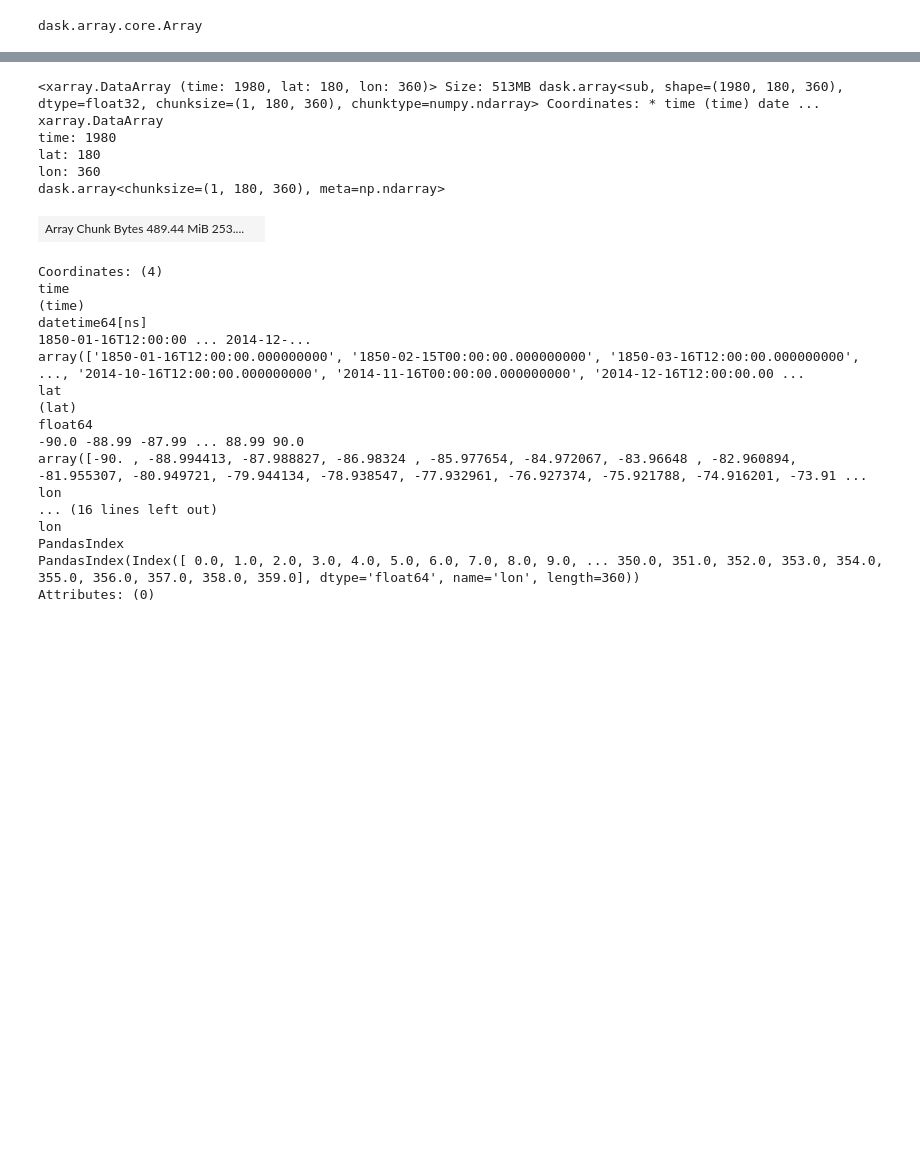
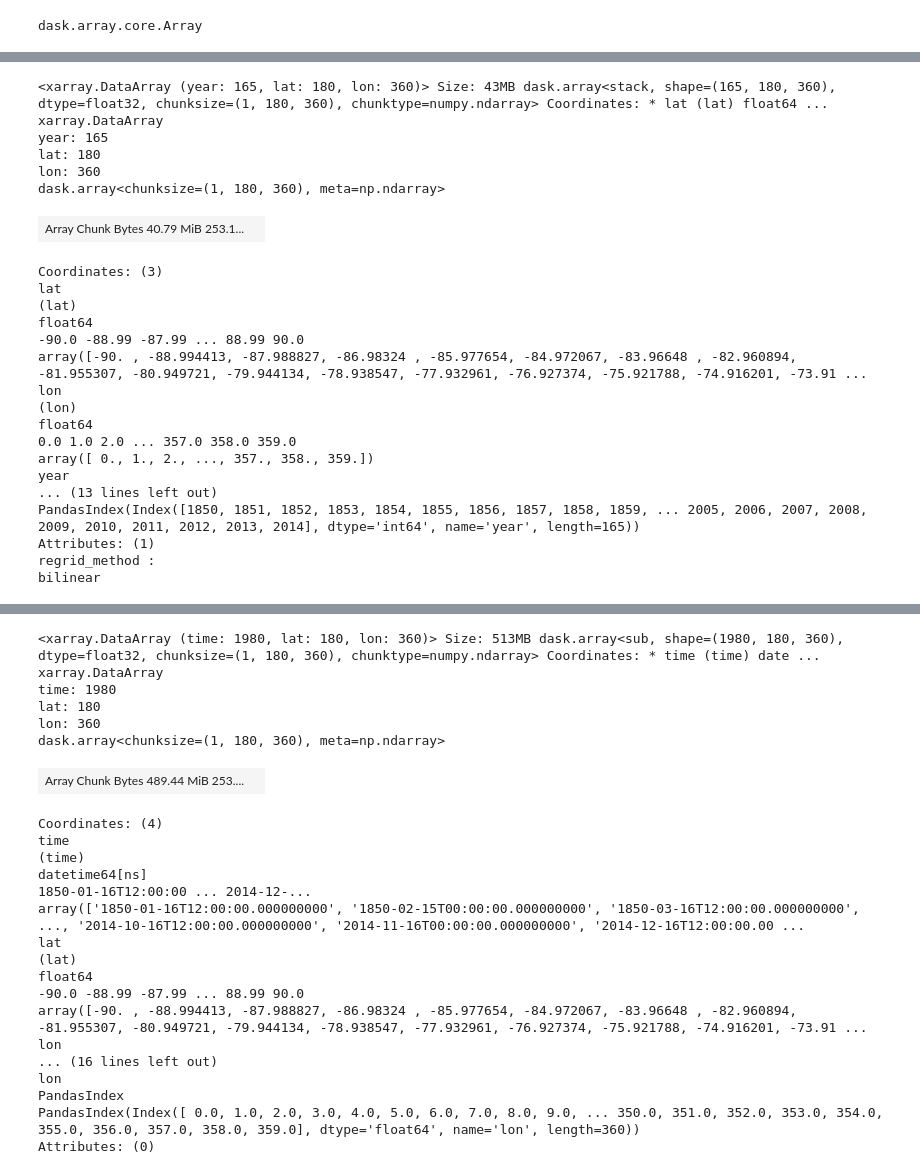
Before and after one commit to fedef17/FScripts, a Jupyter notebook: xr_dask_handson.ipynb, the cells around one changed output, grey strips where cells are left out. Drawn from its saved outputs; the diff is of its cells as text; code cells hidden in the pictures; blank space fills up the shorter version.

```diff
--- a/xr_dask_handson.ipynb
+++ b/xr_dask_handson.ipynb
@@ -375,4 +545,31 @@ Regridding completed in 0:00:54.172186
 # %%
 pino_yr = pino_rg.groupby('time.year').mean()
+# %%
+pino_yr
+# %% [output]
+<xarray.DataArray (year: 165, lat: 180, lon: 360)> Size: 43MB dask.array<stack, shape=(165, 180, 360), dtype=float32, chunksize=(1, 180, 360), chunktype=numpy.ndarray> Coordinates: * lat (lat) float64 ...
+xarray.DataArray
+year: 165
+lat: 180
+lon: 360
+dask.array<chunksize=(1, 180, 360), meta=np.ndarray>
+| Array Chunk Bytes 40.79 MiB 253.1... |  |
+Coordinates: (3)
+lat
+(lat)
+float64
+-90.0 -88.99 -87.99 ... 88.99 90.0
+array([-90. , -88.994413, -87.988827, -86.98324 , -85.977654, -84.972067, -83.96648 , -82.960894, -81.955307, -80.949721, -79.944134, -78.938547, -77.932961, -76.927374, -75.921788, -74.916201, -73.91 ...
+lon
+(lon)
+float64
+0.0 1.0 2.0 ... 357.0 358.0 359.0
+array([ 0., 1., 2., ..., 357., 358., 359.])
+year
+... (13 lines left out)
+PandasIndex(Index([1850, 1851, 1852, 1853, 1854, 1855, 1856, 1857, 1858, 1859, ... 2005, 2006, 2007, 2008, 2009, 2010, 2011, 2012, 2013, 2014], dtype='int64', name='year', length=165))
+Attributes: (1)
+regrid_method :
+bilinear
 # %%
 pino_clim = pino_rg.groupby('time.month').mean()
```
Also changed, not shown: parts of 33 cells of this notebook, 1 other file.
